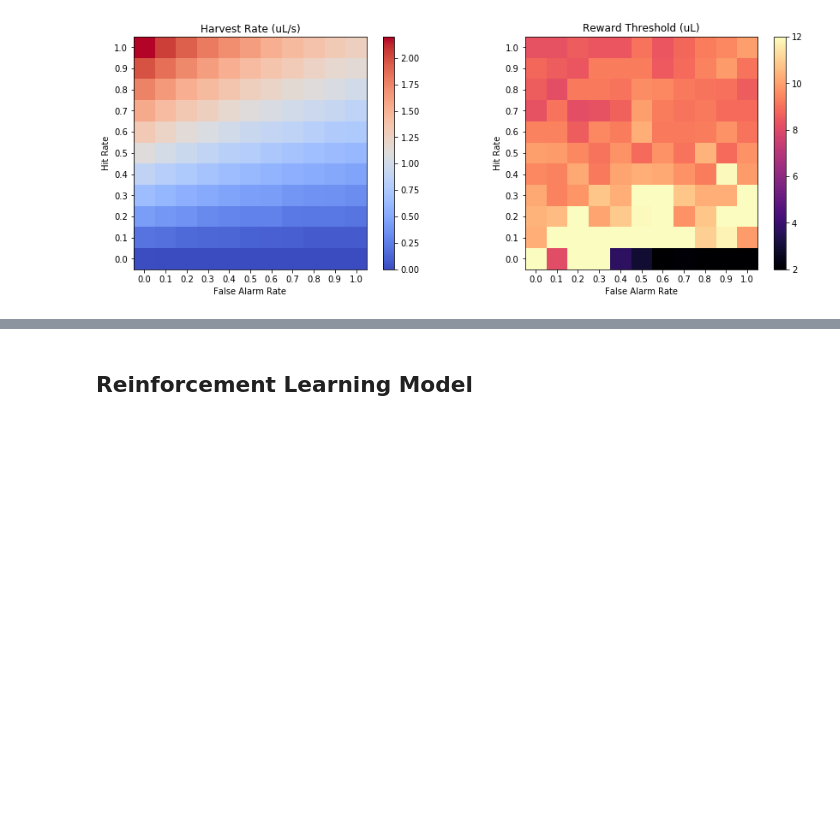
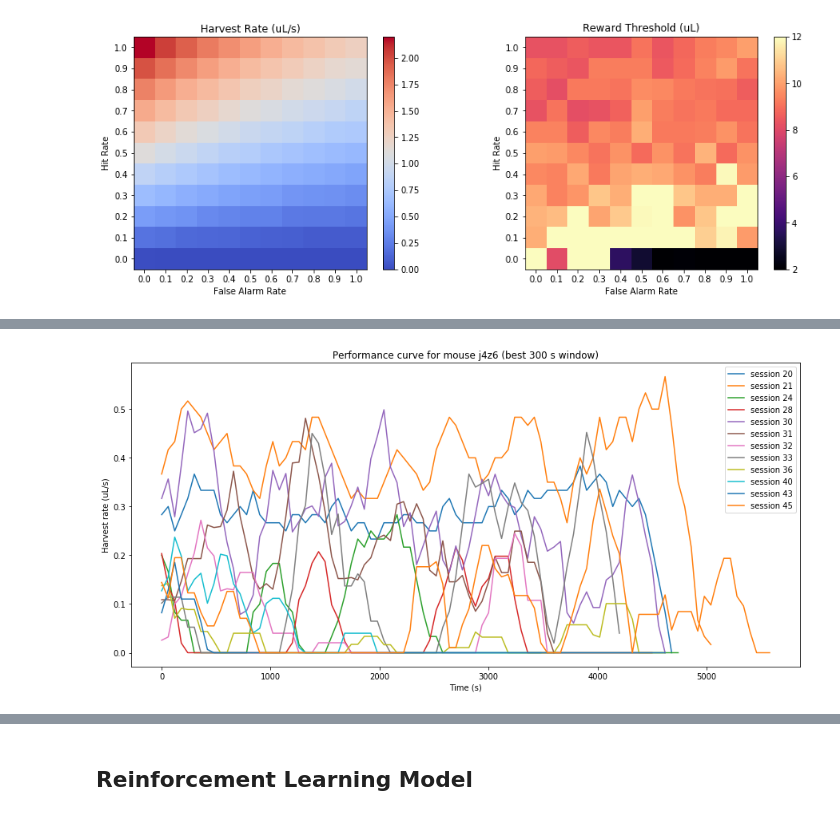
Before and after one commit to jbwebb8/foraging-analysis, a Jupyter notebook: patch_foraging_simulation.ipynb, the cells around one changed output, grey strips where cells are left out. Cells and saved outputs as stored; diff of their text form; code cells hidden in the pictures; blank space fills up the shorter version.

```diff
--- a/patch_foraging_simulation.ipynb
+++ b/patch_foraging_simulation.ipynb
@@ -650,0 +1155,15 @@ Z:\James\data\ChamberC\9-6-18\j5z3_d21_2018_09_06_09_18_02.mat
+# %%
+# Plot above in one figure
+fig, ax = plt.subplots(figsize=(15, 7))
+for j in np.argwhere(plot_idx).flatten():
+    _ = ax.plot(tt[j], np.sum(r_bins[j], axis=1)/window_size,
+                label='session %d' % training_days[j])
+_ = ax.set_xlabel('Time (s)')
+_ = ax.set_ylabel('Harvest rate (uL/s)')
+_ = ax.set_title('Performance curve for mouse %s (best %d s window)' % (mouse_id, window_size))
+_ = ax.legend()
+
+# Save figure
+plt.savefig(results_dir + 'obs_performance_curves_%ds.png' % window_size)
+# %% [output]
+[figure, added]
```
Also changed, not shown: parts of 46 cells of this notebook.
